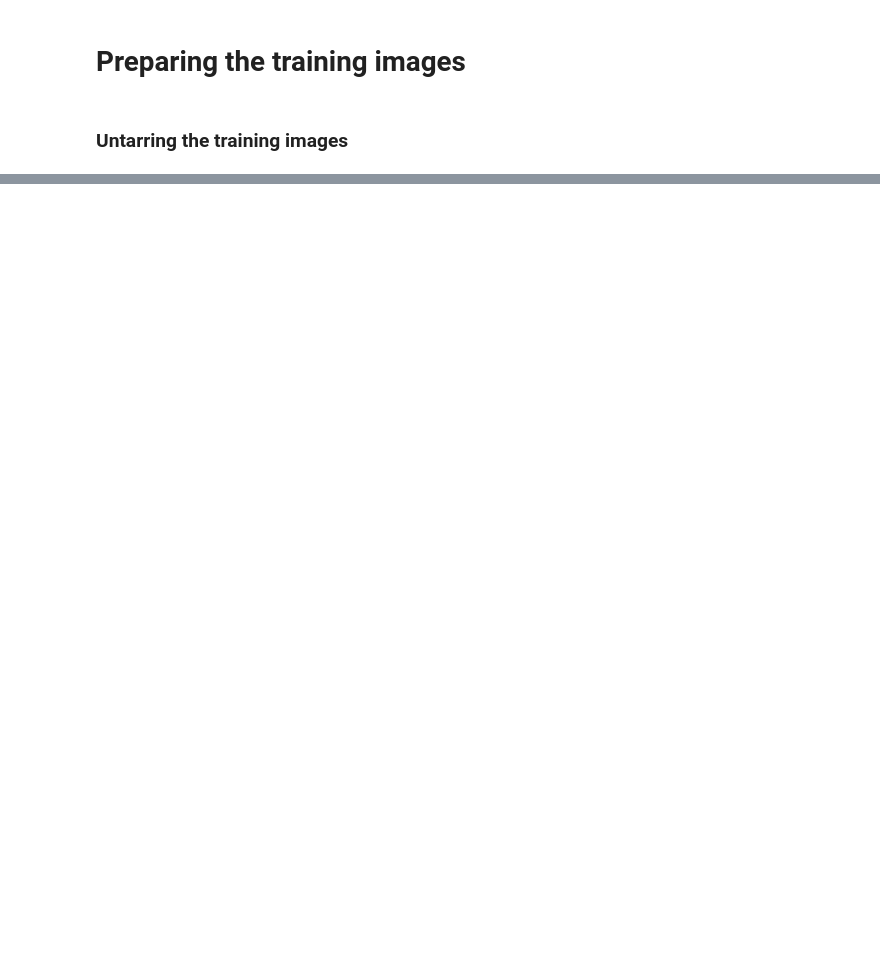
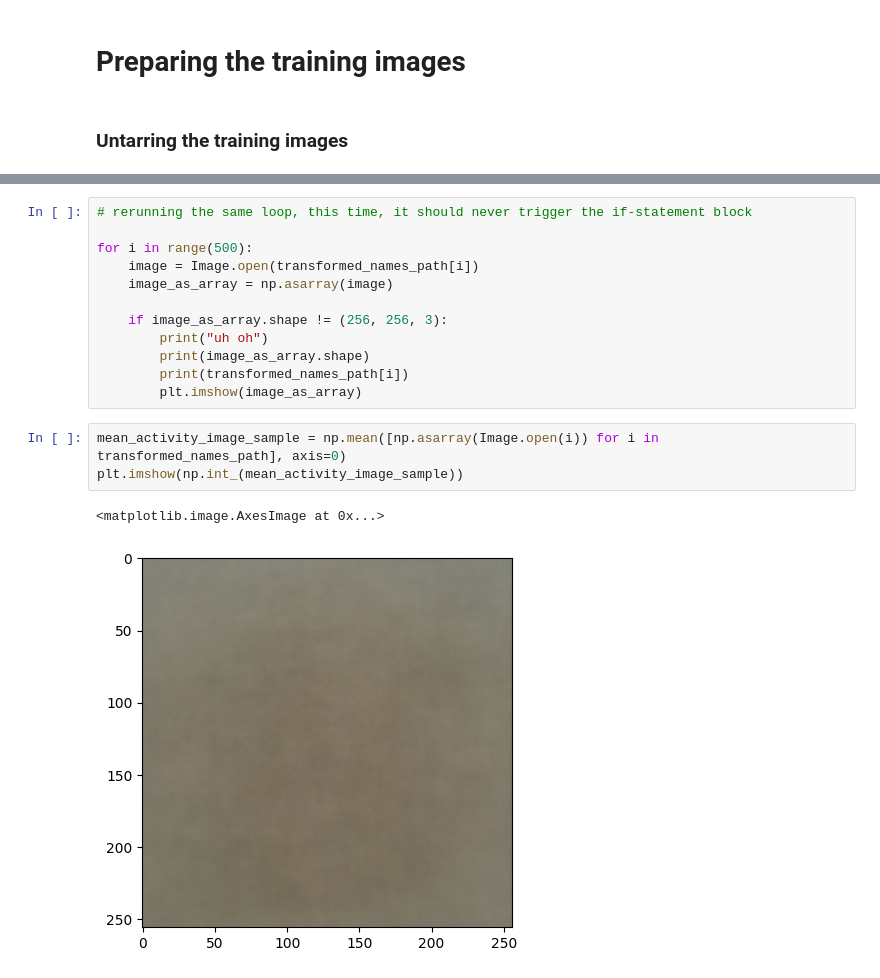
Before and after one commit to AsteroidHunter/replicatingAlexNet, a Jupyter notebook: preprocessing.ipynb, the cells around one changed output, grey strips where cells are left out. Saved outputs shown, nothing was run; the diff lists cells and outputs as text; blank space fills up the shorter version.

```diff
--- a/preprocessing.ipynb
+++ b/preprocessing.ipynb
@@ -38,0 +333,18 @@ for i in os.listdir(patch_images_train):
+# %%
+# rerunning the same loop, this time, it should never trigger the if-statement block
+
+for i in range(500):
+    image = Image.open(transformed_names_path[i])
+    image_as_array = np.asarray(image)
+
+    if image_as_array.shape != (256, 256, 3):
+        print("uh oh")
+        print(image_as_array.shape)
+        print(transformed_names_path[i])
+        plt.imshow(image_as_array)
+# %%
+mean_activity_image_sample = np.mean([np.asarray(Image.open(i)) for i in transformed_names_path], axis=0)
+plt.imshow(np.int_(mean_activity_image_sample))
+# %% [output]
+<matplotlib.image.AxesImage at 0x...>
+[figure, added]
```
Also changed, not shown: parts of 52 cells of this notebook.
